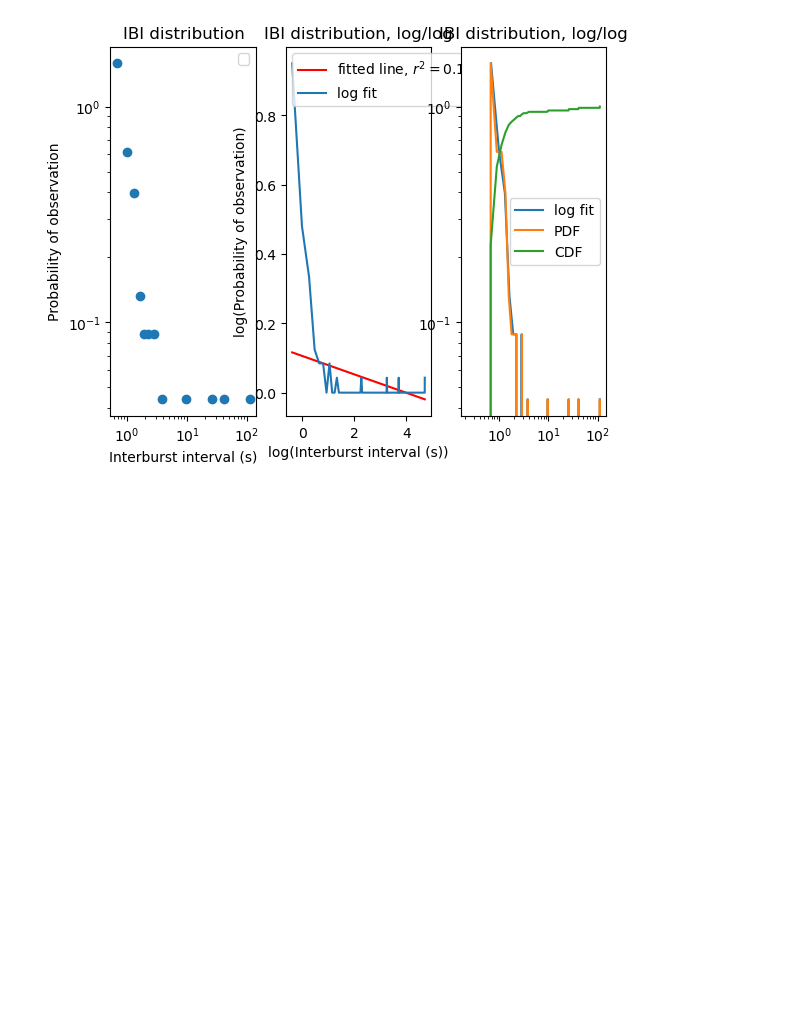
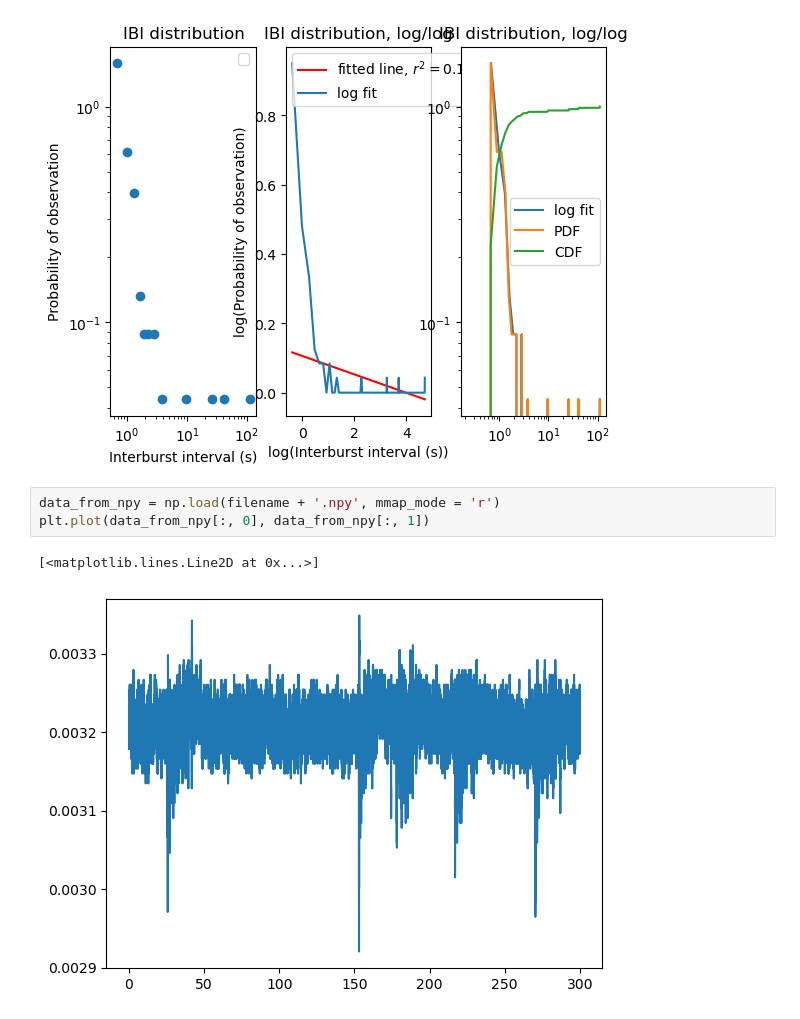
Before and after one commit to mrwun2002/MaxLab_analysis, a Jupyter notebook: test_load.ipynb, the cells around one changed output. Saved outputs shown, nothing was run; the diff lists cells and outputs as text; blank space fills up the shorter version.

```diff
--- a/test_load.ipynb
+++ b/test_load.ipynb
@@ -162,3 +154,9 @@ plt.legend()
 No artists with labels found to put in legend.  Note that artists whose label start with an underscore are ignored when legend() is called with no argument.
 <matplotlib.legend.Legend at 0x...>
 [figure]
+# %%
+data_from_npy = np.load(filename + '.npy', mmap_mode = 'r')
+plt.plot(data_from_npy[:, 0], data_from_npy[:, 1])
+# %% [output]
+[<matplotlib.lines.Line2D at 0x...>]
+[figure, added]
```
Also changed, not shown: parts of 2 cells of this notebook, 2 other files.
